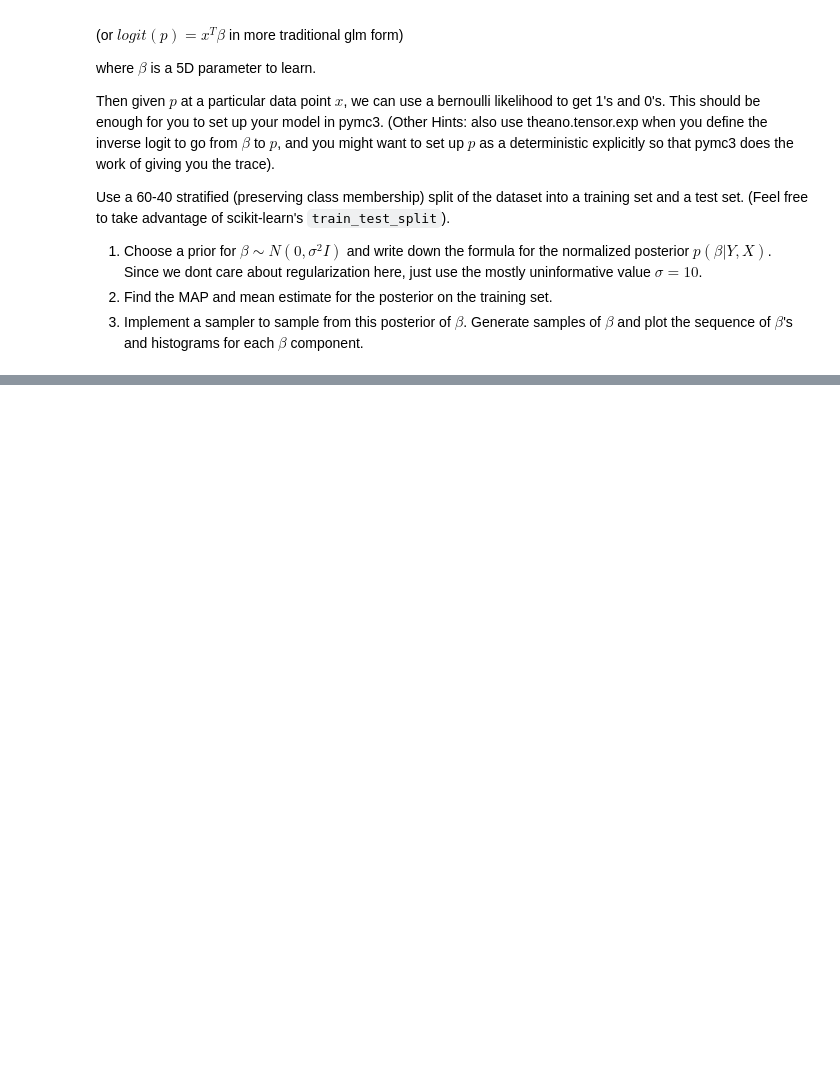
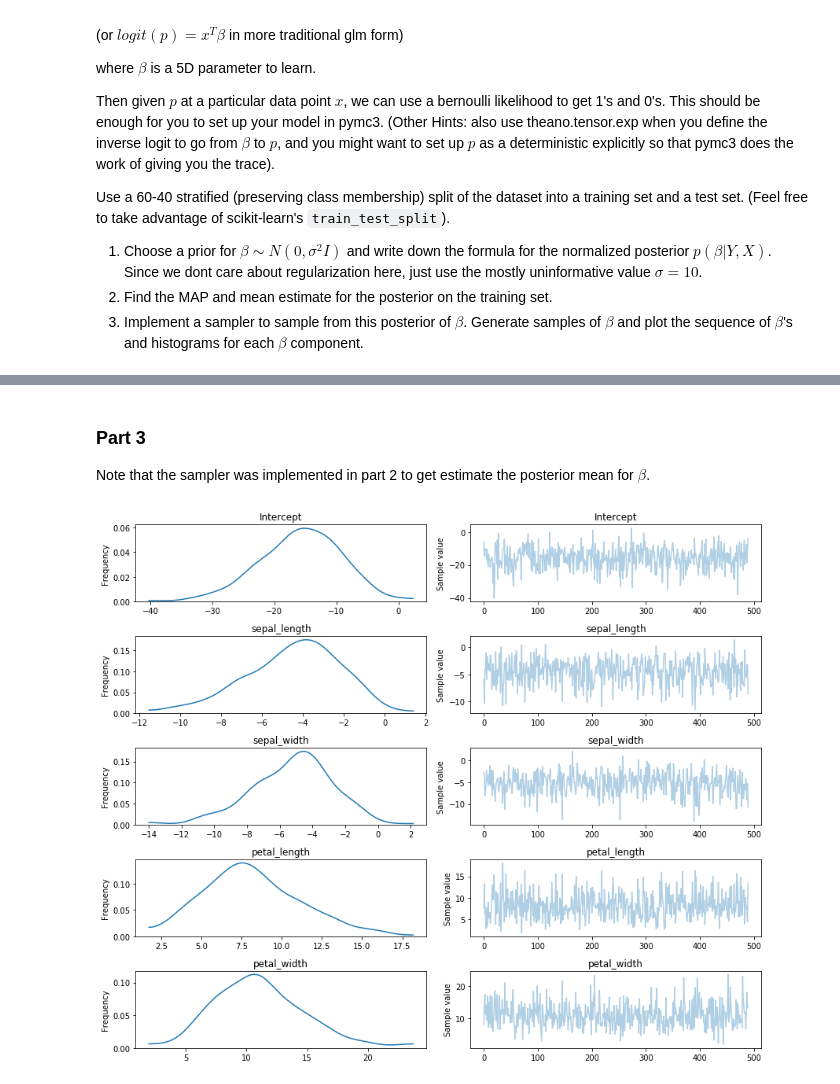
Before and after one commit to chase130101/2018spring, a Jupyter notebook: homework/HW8/Hase_Christopher_AM207_HW8.ipynb, the cells around one changed output, grey strips where cells are left out. Cells and saved outputs as stored; diff of their text form; code cells hidden in the pictures; blank space fills up the shorter version.

```diff
--- a/homework/HW8/Hase_Christopher_AM207_HW8.ipynb
+++ b/homework/HW8/Hase_Christopher_AM207_HW8.ipynb
@@ -117,0 +249,6 @@ Use a 60-40 stratified (preserving class membership) split of the dataset into a
+# %%
+# read in data, format, and view
+iris = pd.read_csv('iris.csv')
+iris = pd.get_dummies(iris).iloc[:, [0,1,2,3,6]]
+iris.columns = ['sepal_length', 'sepal_width', 'petal_length', 'petal_width', 'virginica']
+iris.head()
@@ -117,0 +262,17 @@ Use a 60-40 stratified (preserving class membership) split of the dataset into a
+# %%
+# bayesian logit
+with pm.Model() as bayes_logit:
+
+    priors = {'Intercept': pm.Normal.dist(mu=0, sd=10),
+              'sepal_length': pm.Normal.dist(mu=0, sd = 10),
+              'sepal_width': pm.Normal.dist(mu=0, sd = 10),
+              'petal_length': pm.Normal.dist(mu=0, sd = 10),
+              'petal_width': pm.Normal.dist(mu=0, sd = 10)}
+
+    pm.glm.GLM.from_formula('virginica ~ sepal_length + sepal_width + petal_length + petal_width',
+                            iris, family = pm.glm.families.Binomial(), priors = priors)
+
+    step = pm.step_methods.hmc.nuts.NUTS()
+
+    bayes_logit_trace = pm.sampling.sample(draws = 20000, step = step, init = 'advi',
+                                           compute_convergence_checks = False, chains = 1, target_accept = 0.95)
@@ -117,0 +297,10 @@ Use a 60-40 stratified (preserving class membership) split of the dataset into a
+# %% [markdown]
+### Part 3
+
+Note that the sampler was implemented in part 2 to get estimate the posterior mean for $\beta$.
+# %%
+# traceplot and empirical posterior pdf for each component of beta
+traceplot(bayes_logit_trace[100::10])
+plt.show()
+# %% [output]
+[figure, added]
```
Also changed, not shown: parts of 20 cells of this notebook.
